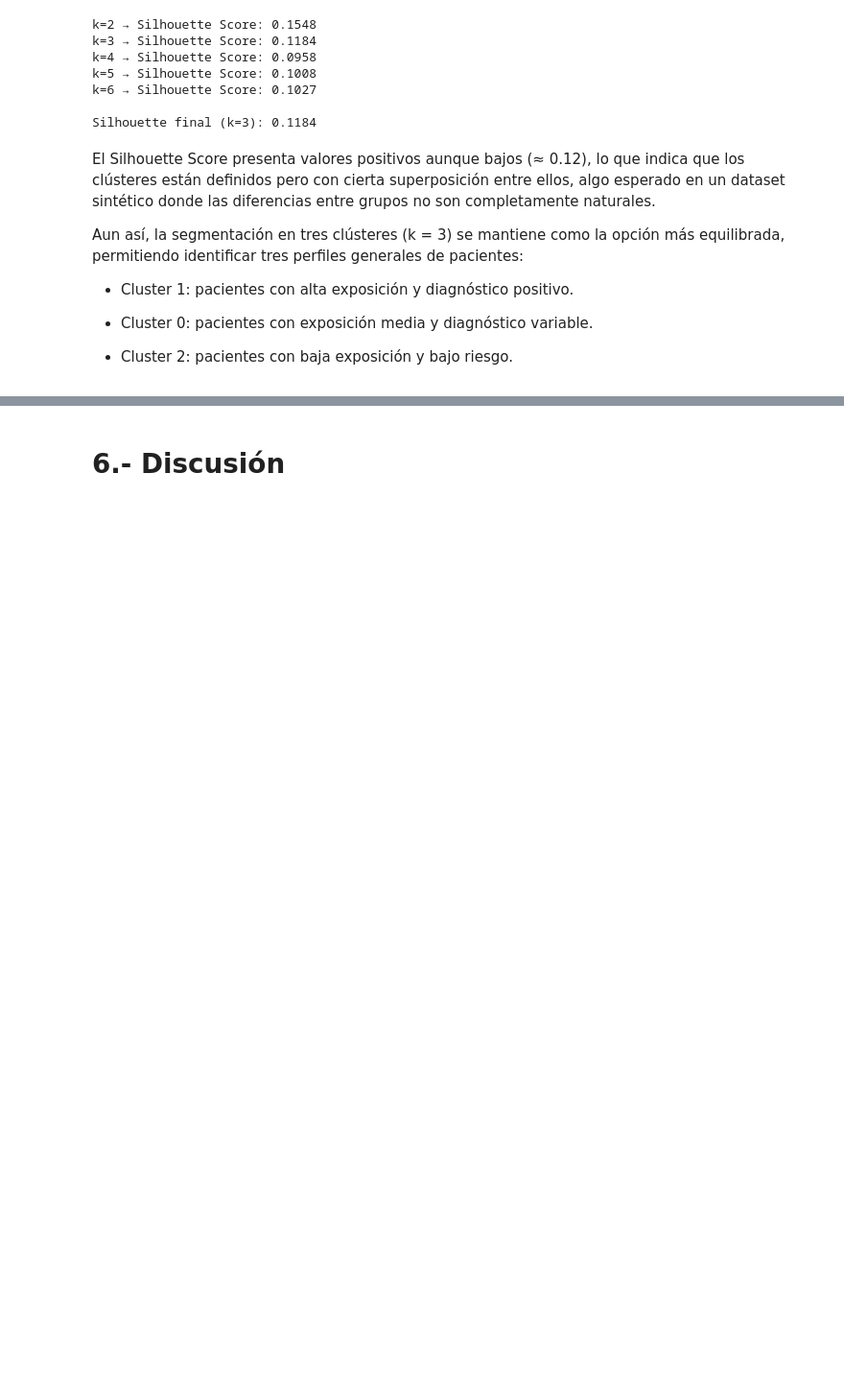
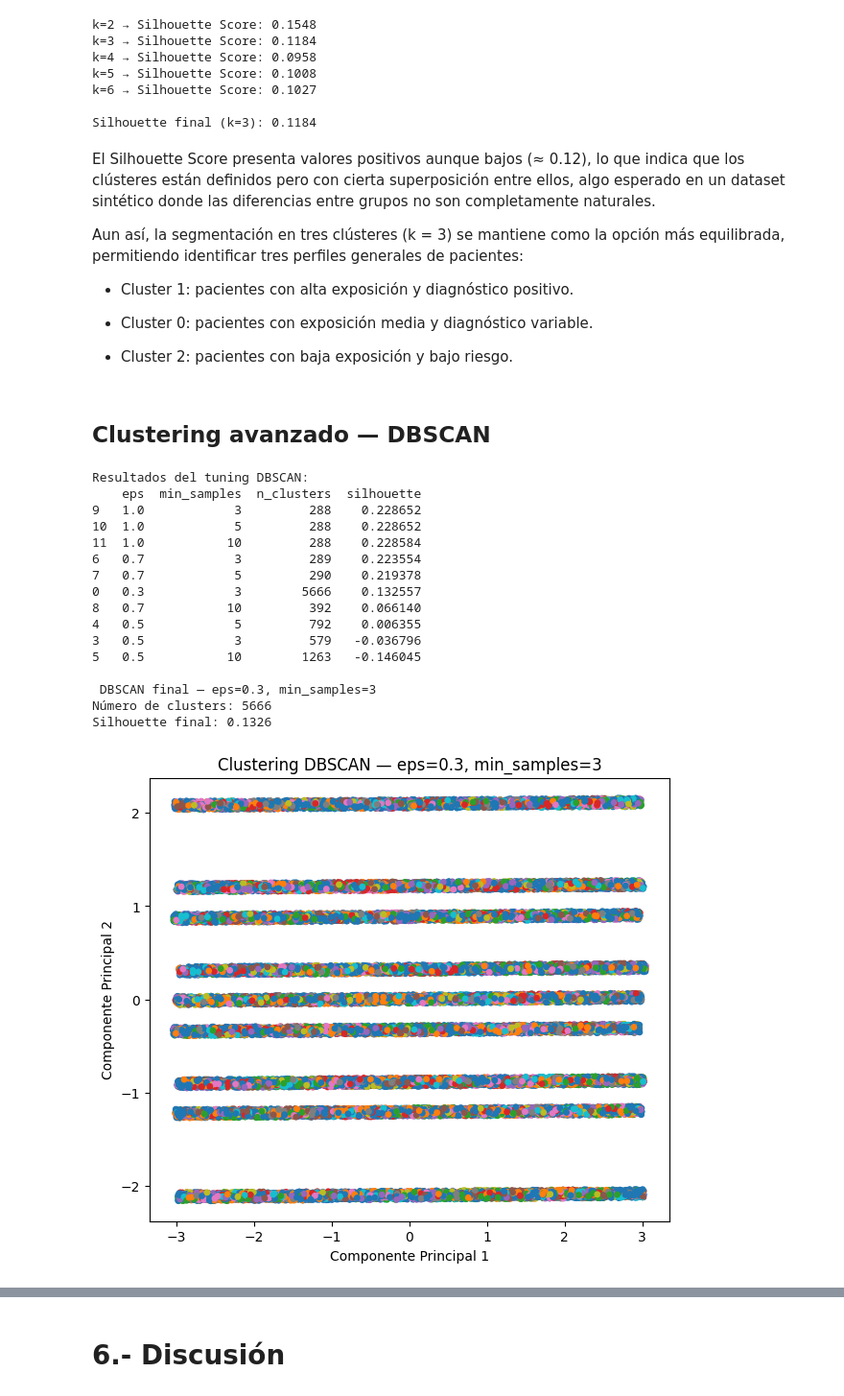
Before and after one commit to Eduardo-G0nzalez/ev2InteligenciaNegocios, a Jupyter notebook: BI_T2_GonzalezEduardo.ipynb, the cells around one changed output, grey strips where cells are left out. Shown at 96% size. Drawn from its saved outputs; the diff is of its cells as text; code cells hidden in the pictures; blank space fills up the shorter version.

Commit message:
Inclusión de Clustering Avanzado con DBSCAN

```diff
--- a/BI_T2_GonzalezEduardo.ipynb
+++ b/BI_T2_GonzalezEduardo.ipynb
@@ -756,3 +756,77 @@ Aun así, la segmentación en tres clústeres (k = 3) se mantiene como la opció
 - Cluster 0: pacientes con exposición media y diagnóstico variable.
 
 - Cluster 2: pacientes con baja exposición y bajo riesgo.
+# %% [markdown]
+## Clustering avanzado — DBSCAN
+# %%
+from sklearn.cluster import DBSCAN
+from sklearn.preprocessing import StandardScaler
+from sklearn.metrics import silhouette_score
+from sklearn.decomposition import PCA
+import matplotlib.pyplot as plt
+import numpy as np
+
+# Estandarizar los datos
+scaler = StandardScaler()
+X_scaled = scaler.fit_transform(X)
+
+eps_values = [0.3, 0.5, 0.7, 1.0]
+min_samples_values = [3, 5, 10]
+
+results = []
+for eps in eps_values:
+    for min_samples in min_samples_values:
+        dbscan = DBSCAN(eps=eps, min_samples=min_samples)
+        labels = dbscan.fit_predict(X_scaled)
+
+        # Evitar errores si sólo hay un cluster
+        n_clusters = len(set(labels)) - (1 if -1 in labels else 0)
+        if n_clusters > 1:
+            silhouette = silhouette_score(X_scaled, labels)
+            results.append((eps, min_samples, n_clusters, silhouette))
+
+# Convertir resultados a DataFrame
+results_df = pd.DataFrame(results, columns=['eps', 'min_samples', 'n_clusters', 'silhouette'])
+print("Resultados del tuning DBSCAN:")
+print(results_df.sort_values(by='silhouette', ascending=False).head(10))
+
+best_eps = results_df.iloc[0]['eps']
+best_min_samples = int(results_df.iloc[0]['min_samples'])
+
+dbscan_final = DBSCAN(eps=best_eps, min_samples=best_min_samples)
+labels_final = dbscan_final.fit_predict(X_scaled)
+
+n_clusters_final = len(set(labels_final)) - (1 if -1 in labels_final else 0)
+silhouette_final = silhouette_score(X_scaled, labels_final) if n_clusters_final > 1 else np.nan
+
+print(f"\n DBSCAN final — eps={best_eps}, min_samples={best_min_samples}")
+print(f"Número de clusters: {n_clusters_final}")
+print(f"Silhouette final: {silhouette_final:.4f}")
+
+pca = PCA(n_components=2)
+X_pca = pca.fit_transform(X_scaled)
+
+plt.figure(figsize=(7,6))
+plt.scatter(X_pca[:,0], X_pca[:,1], c=labels_final, cmap='tab10', s=15)
+plt.title(f"Clustering DBSCAN — eps={best_eps}, min_samples={best_min_samples}")
+plt.xlabel("Componente Principal 1")
+plt.ylabel("Componente Principal 2")
+plt.show()
+# %% [output]
+Resultados del tuning DBSCAN:
+    eps  min_samples  n_clusters  silhouette
+9   1.0            3         288    0.228652
+10  1.0            5         288    0.228652
+11  1.0           10         288    0.228584
+6   0.7            3         289    0.223554
+7   0.7            5         290    0.219378
+0   0.3            3        5666    0.132557
+8   0.7           10         392    0.066140
+4   0.5            5         792    0.006355
+3   0.5            3         579   -0.036796
+5   0.5           10        1263   -0.146045
+
+ DBSCAN final — eps=0.3, min_samples=3
+Número de clusters: 5666
+Silhouette final: 0.1326
+[figure, added]
```
Also changed, not shown: parts of 1 cell of this notebook.
